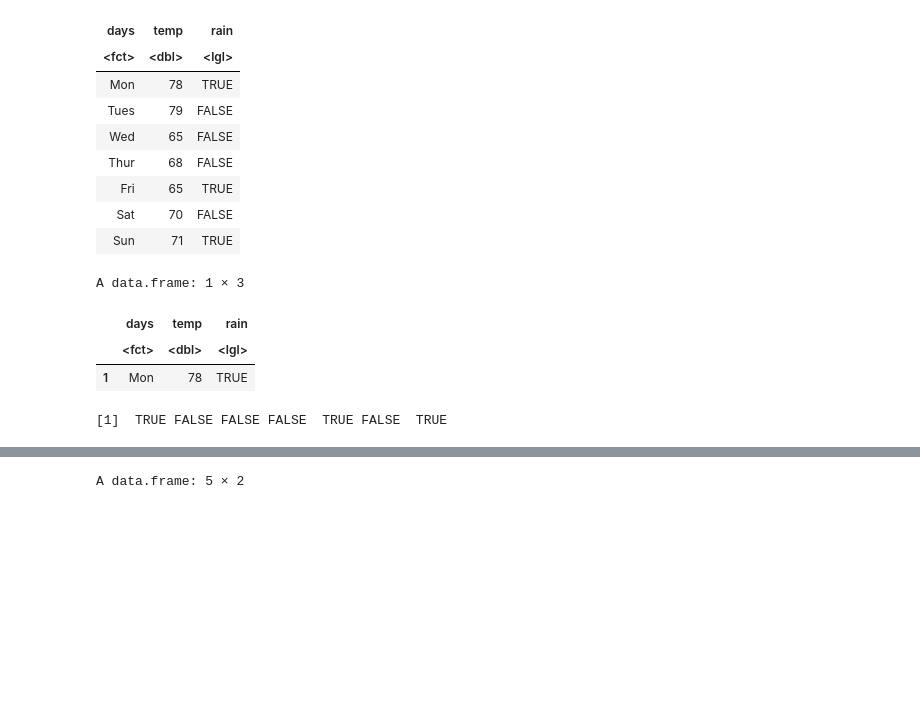
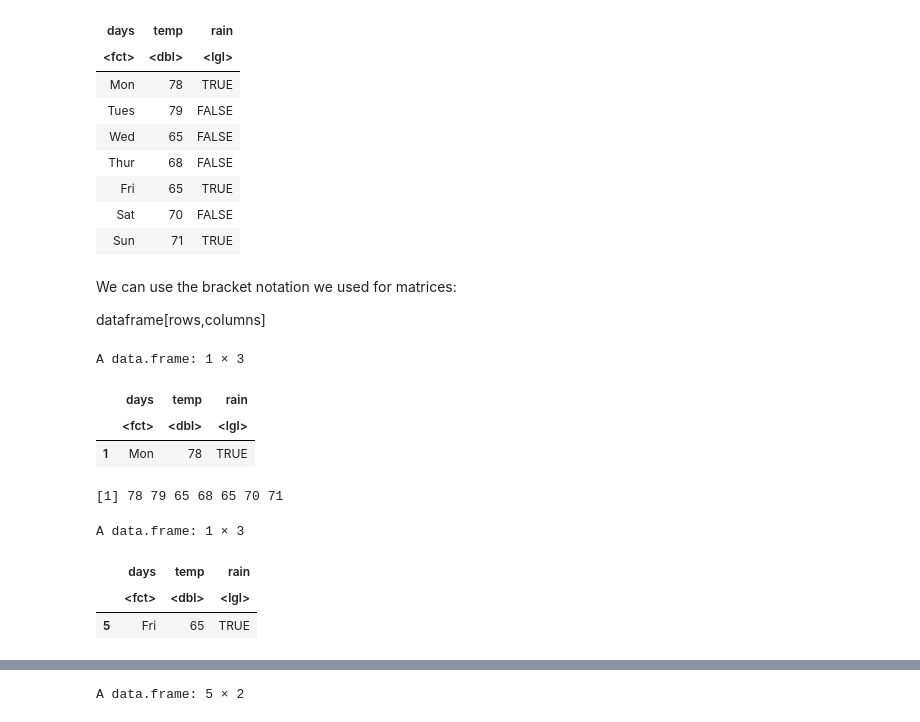
Before and after one commit to MichaelHotaling/Introduction-to-R, a Jupyter notebook: 15 Data Frame Selection and Indexing.ipynb, the cells around one changed output, grey strips where cells are left out. Cells and saved outputs as stored; diff of their text form; code cells hidden in the pictures; blank space fills up the shorter version.

```diff
--- a/15 Data Frame Selection and Indexing.ipynb
+++ b/15 Data Frame Selection and Indexing.ipynb
@@ -16,12 +20,28 @@ A data.frame: 7 × 3
 | Fri | 65 | TRUE |
 | Sat | 70 | FALSE |
 | Sun | 71 | TRUE |
+# %% [markdown]
+We can use the bracket notation we used for matrices:
+
+dataframe[rows,columns]
 # %%
-weather[1,] #we can pull the first row the same as we would pull the row from a matrix
-weather[,'rain'] # in data frames, we can pull elements that have non-numeric values
+# We can pull the first row the same as we would pull the row from a matrix
+weather[1,]
 # %% [output]
 A data.frame: 1 × 3
 |  | days | temp | rain |
 |  | <fct> | <dbl> | <lgl> |
 | 1 | Mon | 78 | TRUE |
-[1]  TRUE FALSE FALSE FALSE  TRUE FALSE  TRUE
+# %%
+# Let's pull the 2nd column
+weather[,2]
+# %% [output]
+[1] 78 79 65 68 65 70 71
+# %%
+# Let's grab Fridays data
+weather[5,]
+# %% [output]
+A data.frame: 1 × 3
+|  | days | temp | rain |
+|  | <fct> | <dbl> | <lgl> |
+| 5 | Fri | 65 | TRUE |
```
Also changed, not shown: parts of 25 cells of this notebook, 4 other files.
